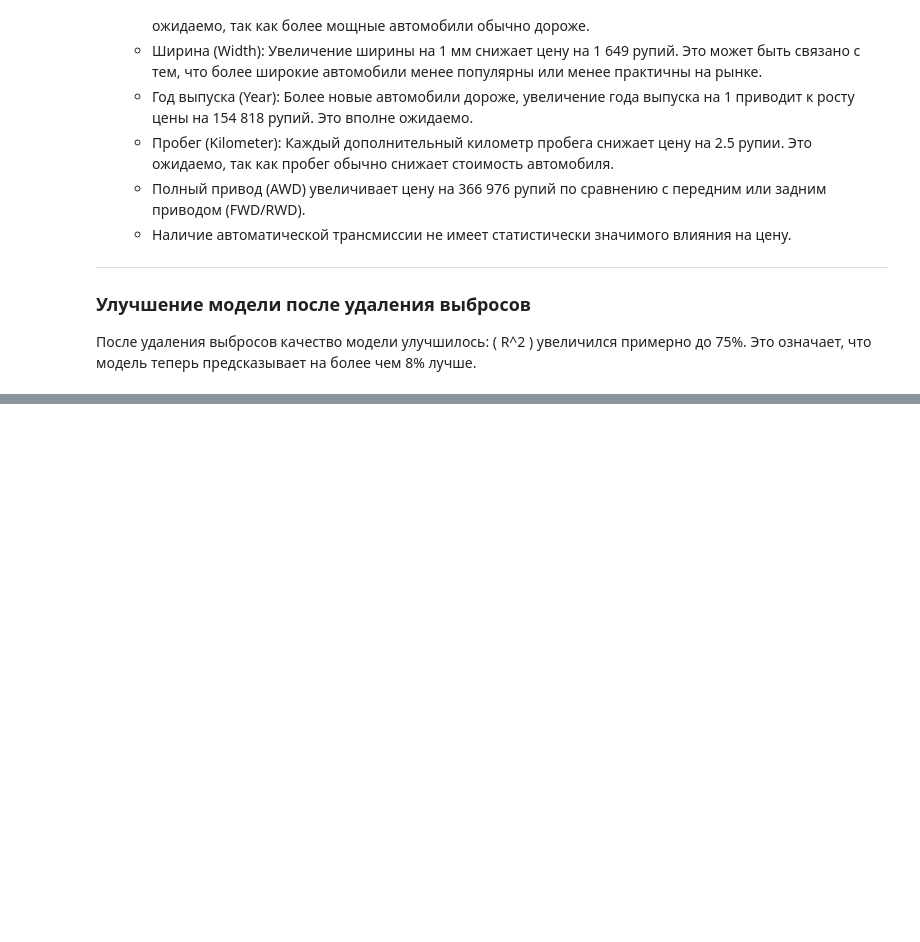
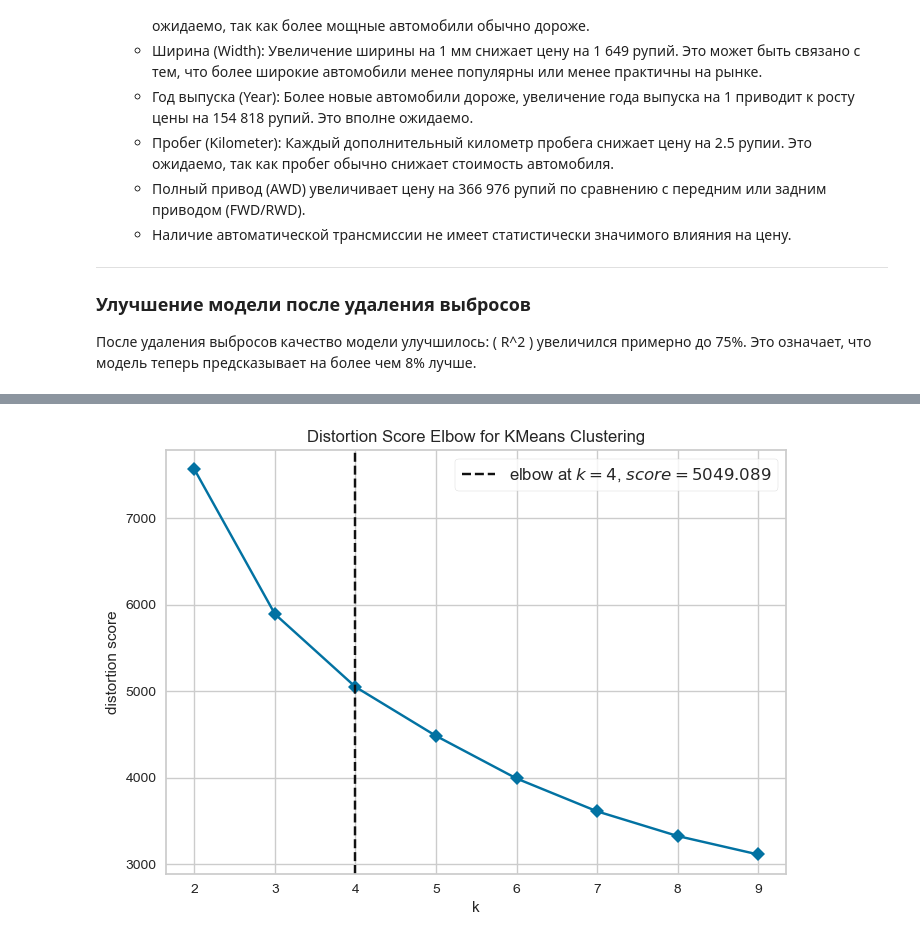
Before and after one commit to brshtsk/hell-in-python, a Jupyter notebook: Проект-авто.ipynb, the cells around one changed output, grey strips where cells are left out. Cells and saved outputs as stored; diff of their text form; code cells hidden in the pictures; blank space fills up the shorter version.

```diff
--- a/Проект-авто.ipynb
+++ b/Проект-авто.ipynb
@@ -1232,0 +1258,2 @@ vif_df.sort_values(by=['VIF'])
+# %%
+standartized_df = clusters_df.apply(lambda x: (x - x.mean()) / x.std())
@@ -1232,0 +1277,11 @@ vif_df.sort_values(by=['VIF'])
+# %%
+from yellowbrick.cluster import KElbowVisualizer
+
+model = KMeans(random_state=1)
+visualizer = KElbowVisualizer(model, k=(2,10), timings=False)
+
+visualizer.fit(X)
+visualizer.show()
+plt.show()
+# %% [output]
+[figure, added]
```
Also changed, not shown: parts of 26 cells of this notebook.
